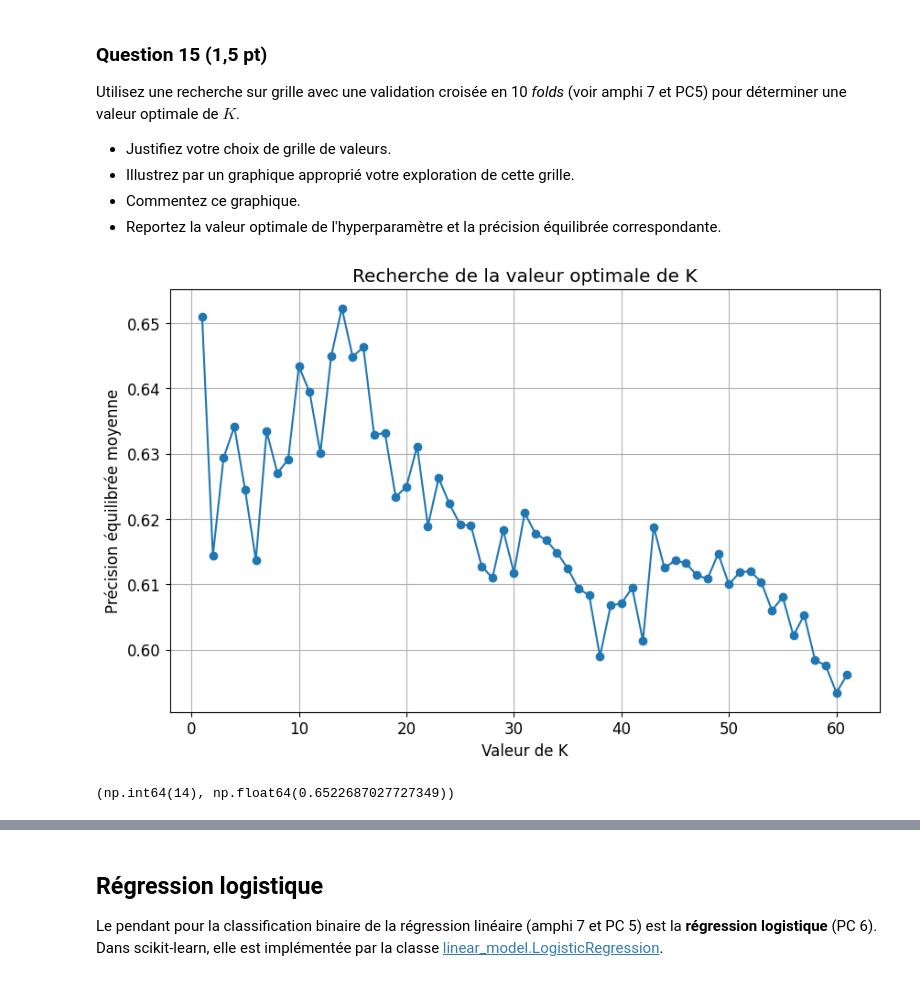
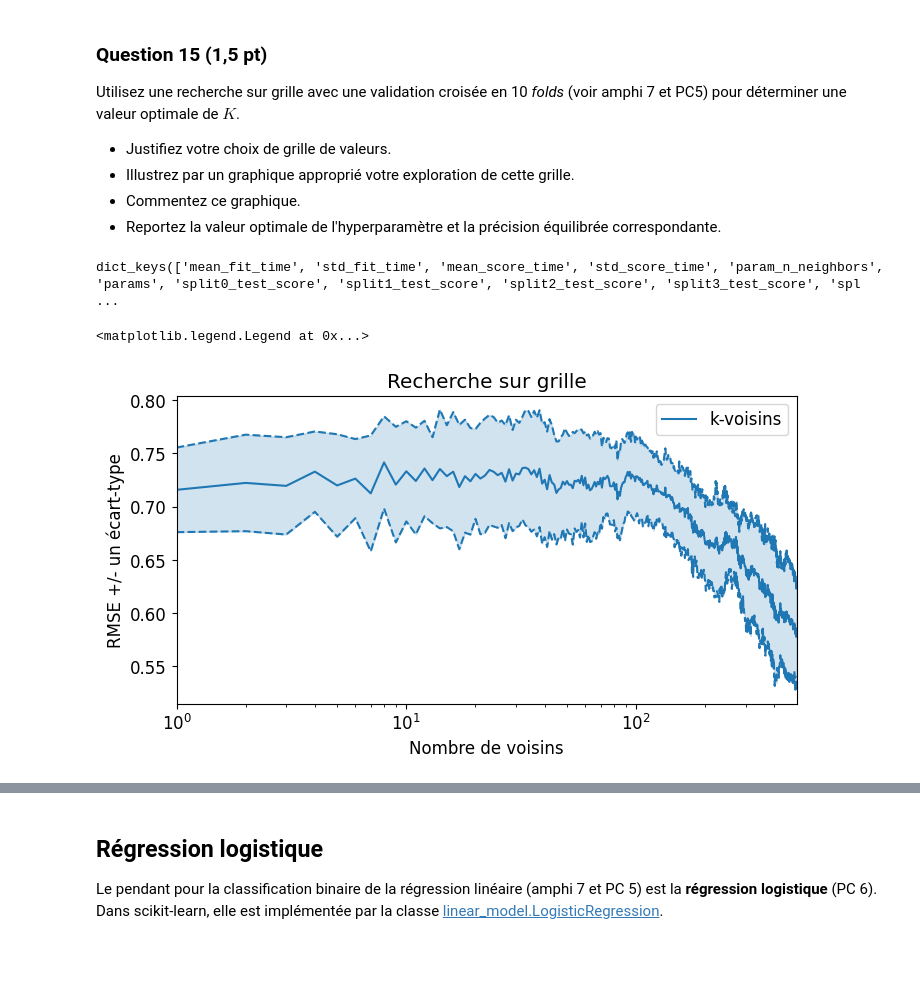
Before and after one commit to ArthurCLi/sdd, a Jupyter notebook: Projet.ipynb, the cells around one changed output, grey strips where cells are left out. Drawn from its saved outputs; the diff is of its cells as text; code cells hidden in the pictures; blank space fills up the shorter version.

```diff
--- a/Projet.ipynb
+++ b/Projet.ipynb
@@ -263,32 +265,50 @@ Utilisez une recherche sur grille avec une validation croisée en 10 _folds_ (vo
 * Illustrez par un graphique approprié votre exploration de cette grille.
 * Commentez ce graphique.
 * Reportez la valeur optimale de l'hyperparamètre et la précision équilibrée correspondante.
-# %%
-from sklearn.model_selection import GridSearchCV
-
-param_grid = {'n_neighbors': np.arange(1, 62)}
-
-knn = KNeighborsClassifier()
-
-
-grid_search = GridSearchCV(knn, param_grid, cv=10, scoring='balanced_accuracy')
-grid_search.fit(X_train, y_train)
-
-results = grid_search.cv_results_
-
-plt.figure(figsize=(10, 6))
-plt.plot(param_grid['n_neighbors'], results['mean_test_score'], marker='o')
-plt.xlabel('Valeur de K')
-plt.ylabel('Précision équilibrée moyenne')
-plt.title('Recherche de la valeur optimale de K')
-plt.xticks(range(0,70,10))
-plt.grid(True)
-plt.show()
-
-best_k = grid_search.best_params_['n_neighbors']
-best_score = grid_search.best_score_
-
-best_k, best_score
-# %% [output]
-[figure, removed]
-(np.int64(14), np.float64(0.6522687027727349))
+# %%
+from sklearn import model_selection
+from sklearn.model_selection import GridSearchCV
+
+n_neighbors =  np.arange(1, 500)
+alphas = {'n_neighbors': n_neighbors}
+
+knn = KNeighborsClassifier()
+kf = model_selection.KFold(n_splits=5, shuffle=True, random_state=42)
+
+grid_search = GridSearchCV(knn, alphas, cv=10, scoring='balanced_accuracy')
+grid_search.fit(X_scaled, y_train_risk_vs_norisk)
+
+results = grid_search.cv_results_
+# %%
+grid_search.cv_results_.keys()
+# %% [output]
+dict_keys(['mean_fit_time', 'std_fit_time', 'mean_score_time', 'std_score_time', 'param_n_neighbors', 'params', 'split0_test_score', 'split1_test_score', 'split2_test_score', 'split3_test_score', 'spl ...
+# %%
+plt.figure(figsize=(8, 4))
+
+rmses = grid_search.cv_results_['mean_test_score']
+std_error = grid_search.cv_results_['std_test_score']
+
+# afficher les RMSE avec une échelle logarithmique pour les abscisses :
+plt.semilogx(grid_search.cv_results_['param_n_neighbors'], rmses,
+             label="k-voisins", color='tab:blue')
+plt.semilogx(grid_search.cv_results_['param_n_neighbors'], rmses + std_error,
+             color='tab:blue', linestyle='dashed')
+plt.semilogx(grid_search.cv_results_['param_n_neighbors'], rmses - std_error,
+             color='tab:blue', linestyle='dashed')
+
+# colorer l'espace entre les courbes représentant les écarts-types
+plt.fill_between(n_neighbors, (rmses + std_error), (rmses - std_error),
+                 color='tab:blue',
+                 alpha=0.2, # contrôle la transparence
+                )
+
+# Mise en forme
+plt.xlabel("Nombre de voisins")
+plt.ylabel("RMSE +/- un écart-type")
+plt.xlim([n_neighbors[0], n_neighbors[-1]])
+plt.title("Recherche sur grille")
+plt.legend(loc='best')
+# %% [output]
+<matplotlib.legend.Legend at 0x...>
+[figure, added]
```
Also changed, not shown: parts of 4 cells of this notebook.
